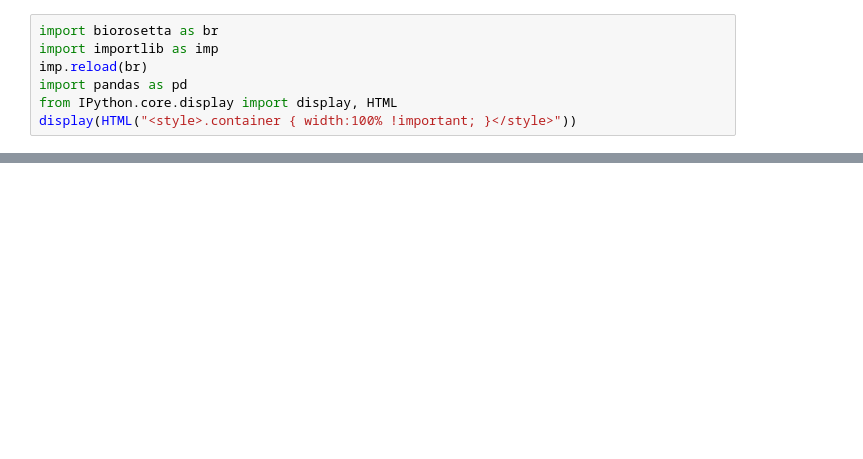
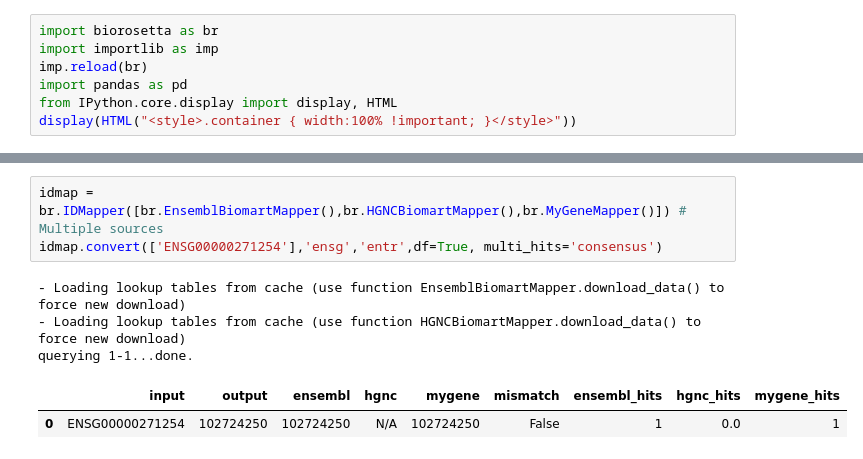
Before and after one commit to reemagit/biorosetta, a Jupyter notebook: test_package.ipynb, the cells around one changed output, grey strips where cells are left out. Cells and saved outputs as stored; diff of their text form; blank space fills up the shorter version.

```diff
--- a/test_package.ipynb
+++ b/test_package.ipynb
@@ -73,0 +81,9 @@ ipdb> exit
+# %%
+idmap = br.IDMapper([br.EnsemblBiomartMapper(),br.HGNCBiomartMapper(),br.MyGeneMapper()]) # Multiple sources
+idmap.convert(['ENSG00000271254'],'ensg','entr',df=True, multi_hits='consensus')
+# %% [output]
+- Loading lookup tables from cache (use function EnsemblBiomartMapper.download_data() to force new download)
+- Loading lookup tables from cache (use function HGNCBiomartMapper.download_data() to force new download)
+querying 1-1...done.
+|  | input | output | ensembl | hgnc | mygene | mismatch | ensembl_hits | hgnc_hits | mygene_hits |
+| 0 | ENSG00000271254 | 102724250 | 102724250 | N/A | 102724250 | False | 1 | 0.0 | 1 |
```
Also changed, not shown: parts of 21 cells of this notebook, 2 other files.
